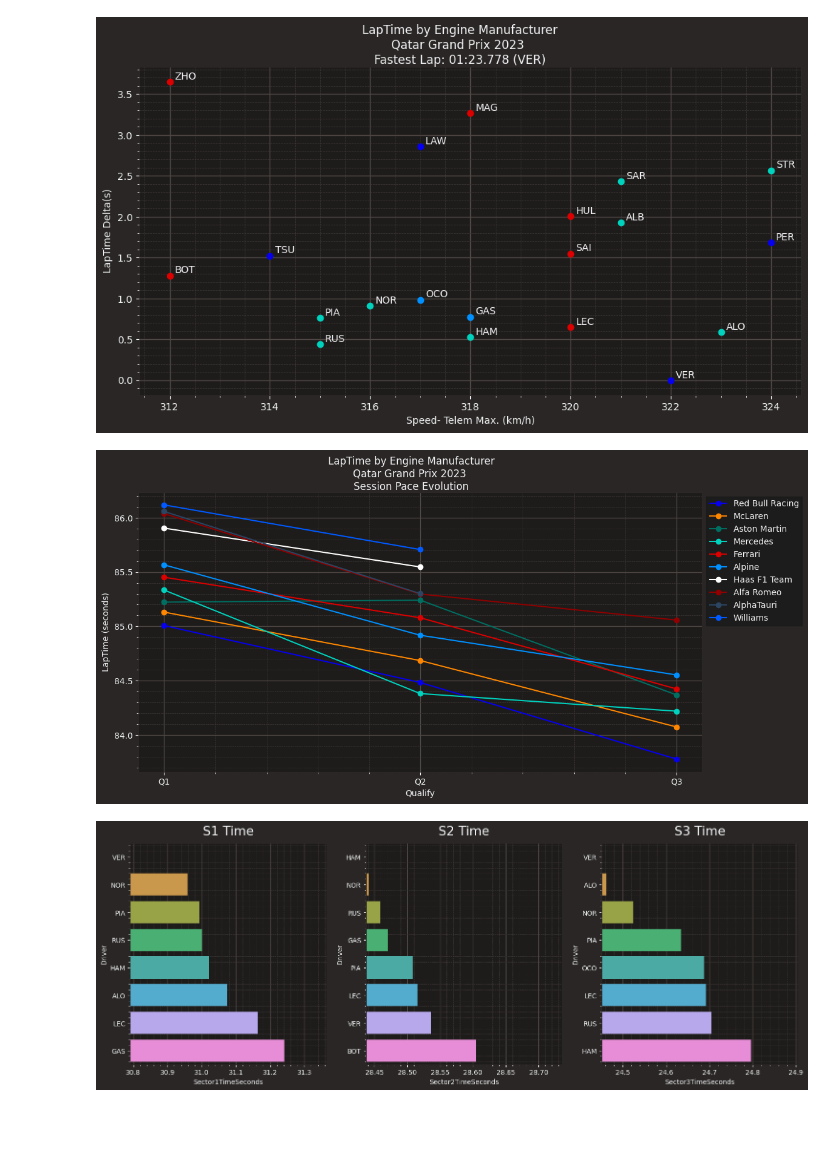
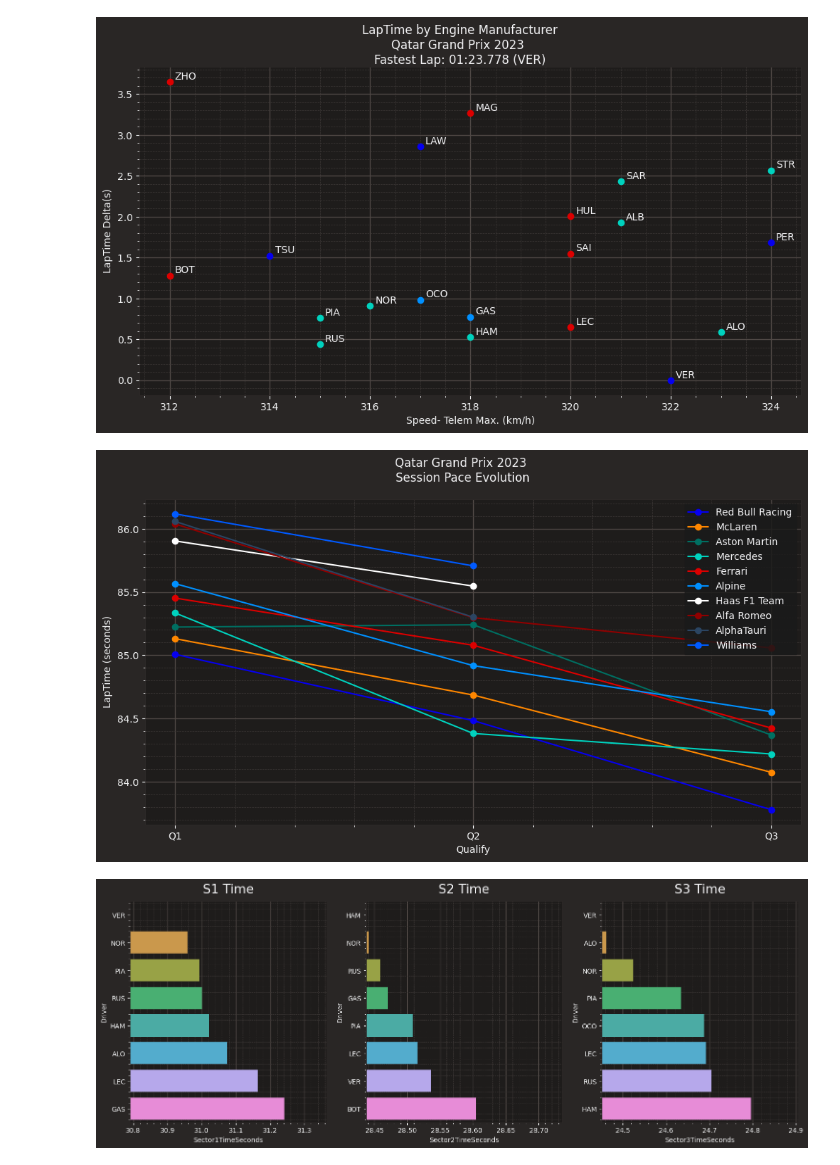
Before and after one commit to ThallesNonato1123/F1, a Jupyter notebook: GP Quatar/qualify.ipynb, the cells around one changed output. Cells and saved outputs as stored; diff of their text form; code cells hidden in the pictures; blank space fills up the shorter version.

Commit message:
adicionado gp quatar

```diff
--- a/GP Quatar/qualify.ipynb
+++ b/GP Quatar/qualify.ipynb
@@ -26,9 +26,9 @@ quatarQualify.engine_manufacter()
 # %% [output]
 [figure]
 # %%
-quatarQualify.team_improvements()
+quatarQualify.session_pace_evolution()
 # %% [output]
-[figure, old version]
+[figure, new version]
 # %%
 quatarQualify.plot_bargraph_best_sectors()
 # %% [output]
```
Also changed, not shown: 1 other file.
